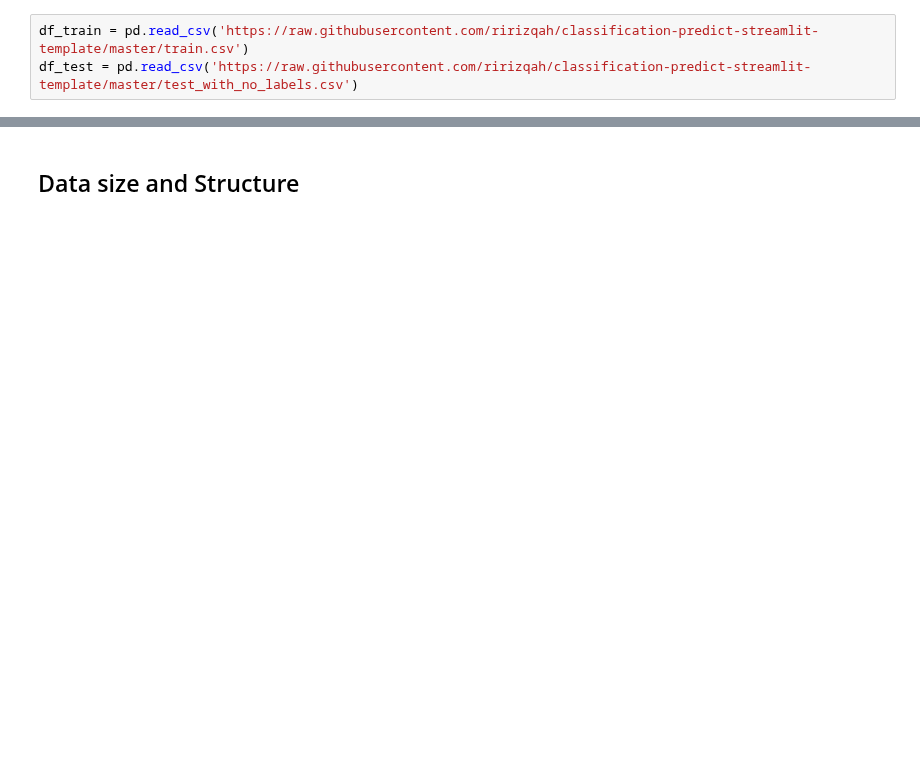
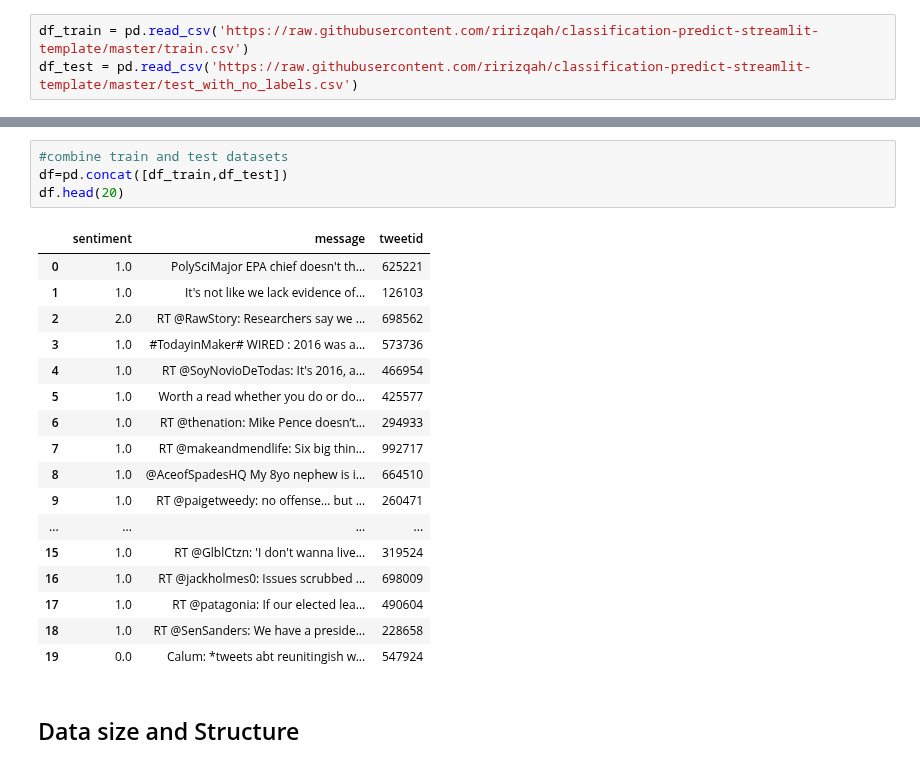
Before and after one commit to tladi-thobejane/classification-predict-streamlit-template, a Jupyter notebook: Team16_model (5).ipynb, the cells around one changed output, grey strips where cells are left out. Cells and saved outputs as stored; diff of their text form; blank space fills up the shorter version.

```diff
--- a/Team16_model (5).ipynb
+++ b/Team16_model (5).ipynb
@@ -116,2 +158,24 @@ df_test = pd.read_csv('https://raw.githubusercontent.com/ririzqah/classification
+# %%
+#combine train and test datasets
+df=pd.concat([df_train,df_test])
+df.head(20)
+# %% [output]
+|  | sentiment | message | tweetid |
+| 0 | 1.0 | PolySciMajor EPA chief doesn't th... | 625221 |
+| 1 | 1.0 | It's not like we lack evidence of... | 126103 |
+| 2 | 2.0 | RT @RawStory: Researchers say we ... | 698562 |
+| 3 | 1.0 | #TodayinMaker# WIRED : 2016 was a... | 573736 |
+| 4 | 1.0 | RT @SoyNovioDeTodas: It's 2016, a... | 466954 |
+| 5 | 1.0 | Worth a read whether you do or do... | 425577 |
+| 6 | 1.0 | RT @thenation: Mike Pence doesn’t... | 294933 |
+| 7 | 1.0 | RT @makeandmendlife: Six big thin... | 992717 |
+| 8 | 1.0 | @AceofSpadesHQ My 8yo nephew is i... | 664510 |
+| 9 | 1.0 | RT @paigetweedy: no offense… but ... | 260471 |
+| ... | ... | ... | ... |
+| 15 | 1.0 | RT @GlblCtzn: 'I don't wanna live... | 319524 |
+| 16 | 1.0 | RT @jackholmes0: Issues scrubbed ... | 698009 |
+| 17 | 1.0 | RT @patagonia: If our elected lea... | 490604 |
+| 18 | 1.0 | RT @SenSanders: We have a preside... | 228658 |
+| 19 | 0.0 | Calum: *tweets abt reunitingish w... | 547924 |
 # %% [markdown]
 ## Data size and Structure
```
Also changed, not shown: parts of 10 cells of this notebook.
